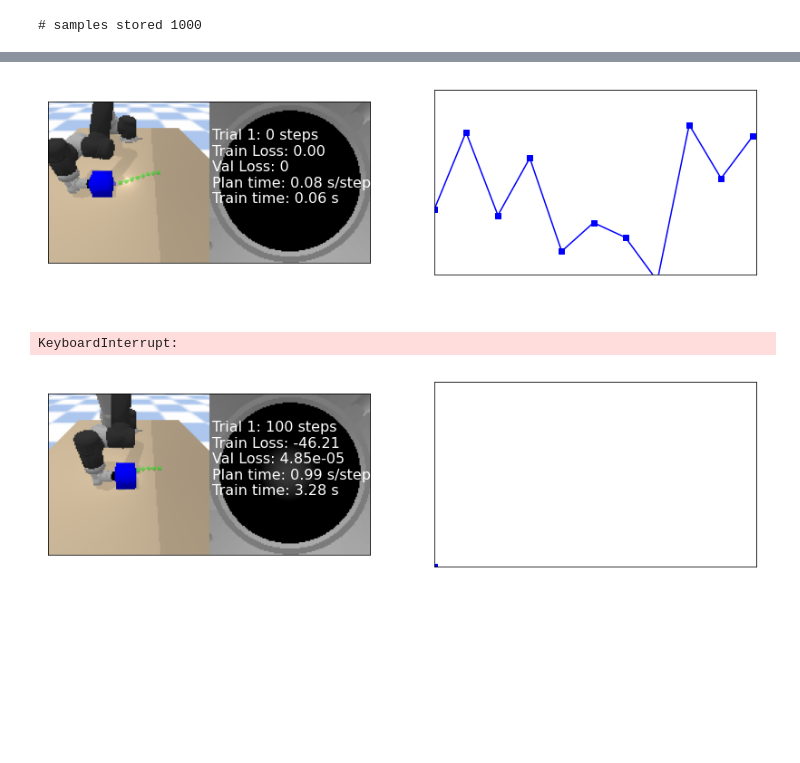
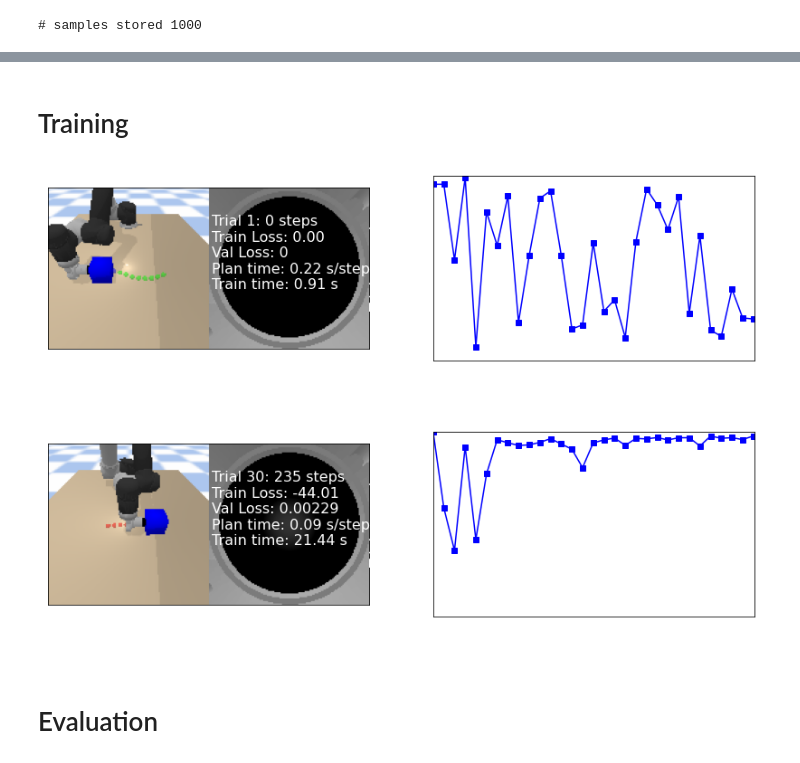
Before and after one commit to maxyang27896/mbrl-lib, a Jupyter notebook: notebooks/object_pushing_pets_example.ipynb, the cells around one changed output, grey strips where cells are left out. Drawn from its saved outputs; the diff is of its cells as text; code cells hidden in the pictures; blank space fills up the shorter version.

```diff
--- a/notebooks/object_pushing_pets_example.ipynb
+++ b/notebooks/object_pushing_pets_example.ipynb
@@ -100,8 +109,10 @@ Box(2,)
 (2,)
 # %%
 trial_length = 1000
-num_trials = 10
+num_trials = 30
 ensemble_size = 5
+buffer_size = 10000
+target_normalised = True
 
 # Everything with "???" indicates an option with a missing value.
 # Our utility functions will fill in these details using the
@@ -127,8 +138,10 @@ cfg_dict = {
     # options for training the dynamics model
     "algorithm": {
         "learned_rewards": False,
-        "target_is_delta": True,
+        "target_is_delta": False,
         "normalize": True,
+        "target_normalize": target_normalised,
+        "dataset_size": buffer_size
     },
     # these are experiment specific options
     "overrides": {
@@ -505,5 +703,0 @@ True
-# %%
-# Test original termination function is same size as original
-obs = torch.randn(2, 4)
-act = torch.randn(2, 1)
-print(reward_fn(act, obs).shape)
@@ -786,3 +735,5 @@ tensor([[ 0.0077,  0.0548],
+# %% [markdown]
+# Training
 # %%
 train_losses = [0.0]
 val_scores = [0.0]
@@ -801,7 +752,7 @@ def update_axes(_axs, _frame, _text, _trial, _steps_trial, _plan_time, _train_ti
     _axs[0].tick_params(axis='y', colors='white')
     _axs[1].clear()
     _axs[1].set_xlim([0, num_trials + .1])
-    _axs[1].set_ylim([0, 200])
+    _axs[1].set_ylim([-500, 0])
     _axs[1].set_xlabel("Trial")
     _axs[1].set_ylabel("Trial reward")
     _axs[1].xaxis.label.set_color('white')
@@ -825,13 +776,19 @@ env.reset()
 fig, axs = plt.subplots(1, 2, figsize=(14, 3.75), gridspec_kw={"width_ratios": [1, 1]})
 ax_text = axs[0].text(130, 80, "")
 ax_text.set_color('white')
-all_rewards = np.random.randint(-10, 200, 11)
+all_rewards = np.random.randint(-500, 0, num_trials + 1)
 plan_time = np.random.rand()
 train_time = np.random.rand()
 update_axes(axs,env.render(mode="rgb_array"), ax_text, 0, 0, plan_time, train_time, all_rewards, train_losses[-1], val_scores[-1], force_update=True)
 # %% [output]
-[figure, old version]
+[figure, new version]
 # %%
+# Create logging folder
+work_dir = os.path.join(os.getcwd(), 'saved_model')
+if not os.path.exists(work_dir):
+    os.makedirs(work_dir)
+print(f"Results will be saved at {work_dir}.")
+
 # Create a trainer for the model
 model_trainer = models.ModelTrainer(dynamics_model, optim_lr=1e-3, weight_decay=5e-5)
 
@@ -851,13 +808,13 @@ for trial in range(num_trials):
     done = False
     total_reward = 0.0
     steps_trial = 0
-    update_axes(axs, env.render(mode="rgb_array"), ax_text, trial, steps_trial, train_time, plan_time,
+    update_axes(axs, env.render(mode="rgb_array"), ax_text, trial, steps_trial, plan_time, train_time,
         all_rewards, train_losses[-1], val_scores[-1])
     while not done:
-        # --------------- Model Training -----------------
+
         if steps_trial == 0:
+            # --------------- Model Training -----------------
             dynamics_model.update_normalizer(replay_buffer.get_all())  # update normalizer stats
-
             dataset_train, dataset_val = common_util.get_basic_buffer_iterators(
                 replay_buffer,
                 batch_size=cfg.overrides.model_batch_size,
@@ -872,32 +829,49 @@ for trial in range(num_trials):
                 dataset_train,
                 dataset_val=dataset_val,
                 num_epochs=50,
                 patience=50,
                 callback=train_callback,
                 silent=True)
             train_time = time.time() - start_train_time
+
+            if work_dir is not None:
+                dynamics_model.save(str(work_dir))
+                replay_buffer.save(work_dir)
+
+            # --------------- Model Training -----------------
+            # start_train_time = time.time()
+            # common_util.train_model_and_save_model_and_data(
+            #     dynamics_model,
+            #     model_trainer,
+            #     cfg.overrides,
+            #     replay_buffer,
+            #     work_dir = work_dir,
+            #     callback=train_callback
+            # )
+            # train_time = time.time() - start_train_time
 
         # --- Doing env step using the agent and adding to model dataset ---
         start_plan_time = time.time()
         next_obs, reward, done, _ = common_util.step_env_and_add_to_buffer(
             env, obs, agent, {}, replay_buffer)
         plan_time = time.time() - start_plan_time
 
         update_axes(
             axs, env.render(mode="rgb_array"), ax_text, trial, steps_trial, plan_time, train_time,
             all_rewards, train_losses[-1], val_scores[-1])
 
         obs = next_obs
         total_reward += reward
         steps_trial += 1
 
         if steps_trial == trial_length:
             break
 
     all_rewards.append(total_reward)
 
 update_axes(axs, env.render(mode="rgb_array"), ax_text, trial, steps_trial, plan_time, train_time,
     all_rewards, train_losses[-1], val_scores[-1], force_update=True)
 # %% [output]
-KeyboardInterrupt:
-[figure, old version]
+[figure, new version]
+# %% [markdown]
+# Evaluation
```
Also changed, not shown: parts of 32 cells of this notebook, 6 other files.
